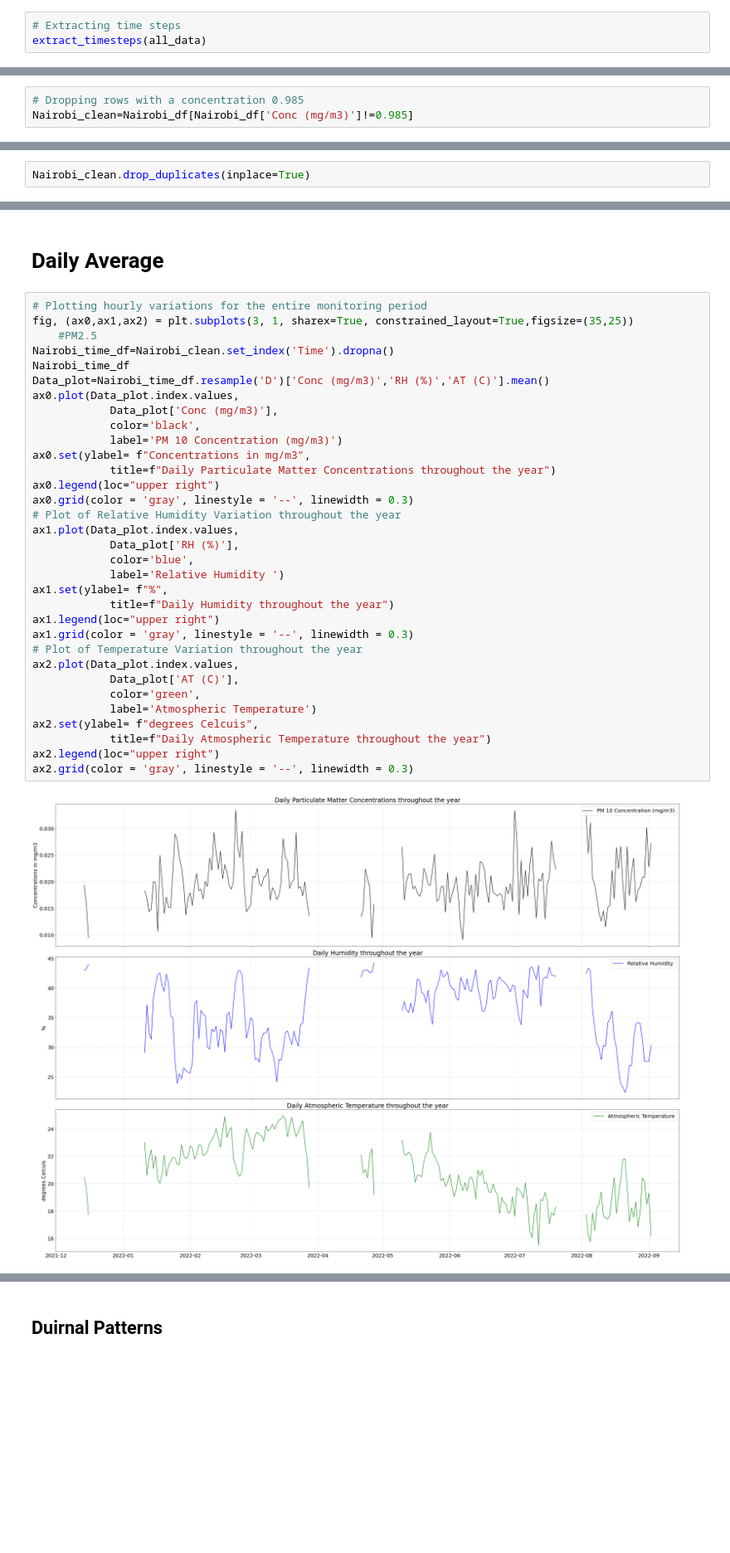
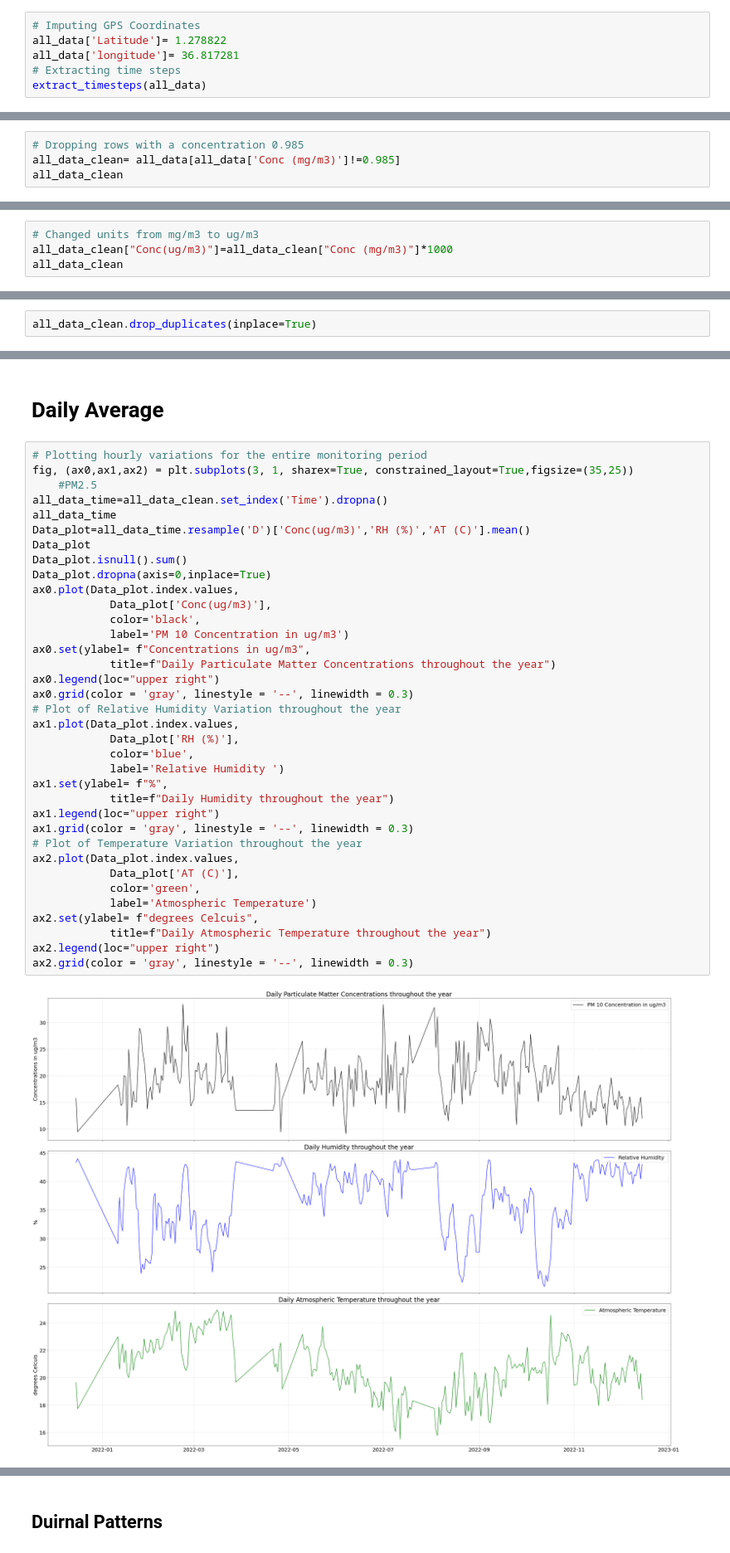
Before and after one commit to CHRISTINEMUTHEE/Nairobi_GEOS_CF_Bias_Correction, a Jupyter notebook: nairobi_analysis.ipynb, the cells around one changed output, grey strips where cells are left out. Shown at 83% size. Cells and saved outputs as stored; diff of their text form; blank space fills up the shorter version.

```diff
--- a/nairobi_analysis.ipynb
+++ b/nairobi_analysis.ipynb
@@ -337,4 +343,7 @@ def extract_timesteps(df):
 # %%
+# Imputing GPS Coordinates
+all_data['Latitude']= 1.278822
+all_data['longitude']= 36.817281
 # Extracting time steps
 extract_timesteps(all_data)
 # %% [output]
@@ -406,3 +438,4 @@ dtype: float64
 # %%
 # Dropping rows with a concentration 0.985
-Nairobi_clean=Nairobi_df[Nairobi_df['Conc (mg/m3)']!=0.985]
+all_data_clean= all_data[all_data['Conc (mg/m3)']!=0.985]
+all_data_clean
@@ -408,0 +456,4 @@ Nairobi_clean=Nairobi_df[Nairobi_df['Conc (mg/m3)']!=0.985]
+# %%
+# Changed units from mg/m3 to ug/m3
+all_data_clean["Conc(ug/m3)"]=all_data_clean["Conc (mg/m3)"]*1000
+all_data_clean
@@ -432,7 +505,7 @@ dtype: float64
 # %% [markdown]
 ### Getting rid of duplicates within the datset
 # %%
-Nairobi_clean.drop_duplicates(inplace=True)
+all_data_clean.drop_duplicates(inplace=True)
 # %% [output]
 A value is trying to be set on a copy of a slice from a DataFrame
 
@@ -444,36 +518,39 @@ See the caveats in the documentation: https://pandas.pydata.org/pandas-docs/stab
 # %%
 # Plotting hourly variations for the entire monitoring period
 fig, (ax0,ax1,ax2) = plt.subplots(3, 1, sharex=True, constrained_layout=True,figsize=(35,25))
     #PM2.5
-Nairobi_time_df=Nairobi_clean.set_index('Time').dropna()
-Nairobi_time_df
-Data_plot=Nairobi_time_df.resample('D')['Conc (mg/m3)','RH (%)','AT (C)'].mean()
+all_data_time=all_data_clean.set_index('Time').dropna()
+all_data_time
+Data_plot=all_data_time.resample('D')['Conc(ug/m3)','RH (%)','AT (C)'].mean()
+Data_plot
+Data_plot.isnull().sum()
+Data_plot.dropna(axis=0,inplace=True)
 ax0.plot(Data_plot.index.values,
-            Data_plot['Conc (mg/m3)'],
+            Data_plot['Conc(ug/m3)'],
             color='black',
-            label='PM 10 Concentration (mg/m3)')
-ax0.set(ylabel= f"Concentrations in mg/m3",
+            label='PM 10 Concentration in ug/m3')
+ax0.set(ylabel= f"Concentrations in ug/m3",
             title=f"Daily Particulate Matter Concentrations throughout the year")
 ax0.legend(loc="upper right")
 ax0.grid(color = 'gray', linestyle = '--', linewidth = 0.3)
 # Plot of Relative Humidity Variation throughout the year
 ax1.plot(Data_plot.index.values,
             Data_plot['RH (%)'],
             color='blue',
             label='Relative Humidity ')
 ax1.set(ylabel= f"%",
             title=f"Daily Humidity throughout the year")
 ax1.legend(loc="upper right")
 ax1.grid(color = 'gray', linestyle = '--', linewidth = 0.3)
 # Plot of Temperature Variation throughout the year
 ax2.plot(Data_plot.index.values,
             Data_plot['AT (C)'],
             color='green',
             label='Atmospheric Temperature')
 ax2.set(ylabel= f"degrees Celcuis",
             title=f"Daily Atmospheric Temperature throughout the year")
 ax2.legend(loc="upper right")
 ax2.grid(color = 'gray', linestyle = '--', linewidth = 0.3)
 # %% [output]
-[figure, old version]
+[figure, new version]
 # %%
```
Also changed, not shown: parts of 29 cells of this notebook, 28 other files.
